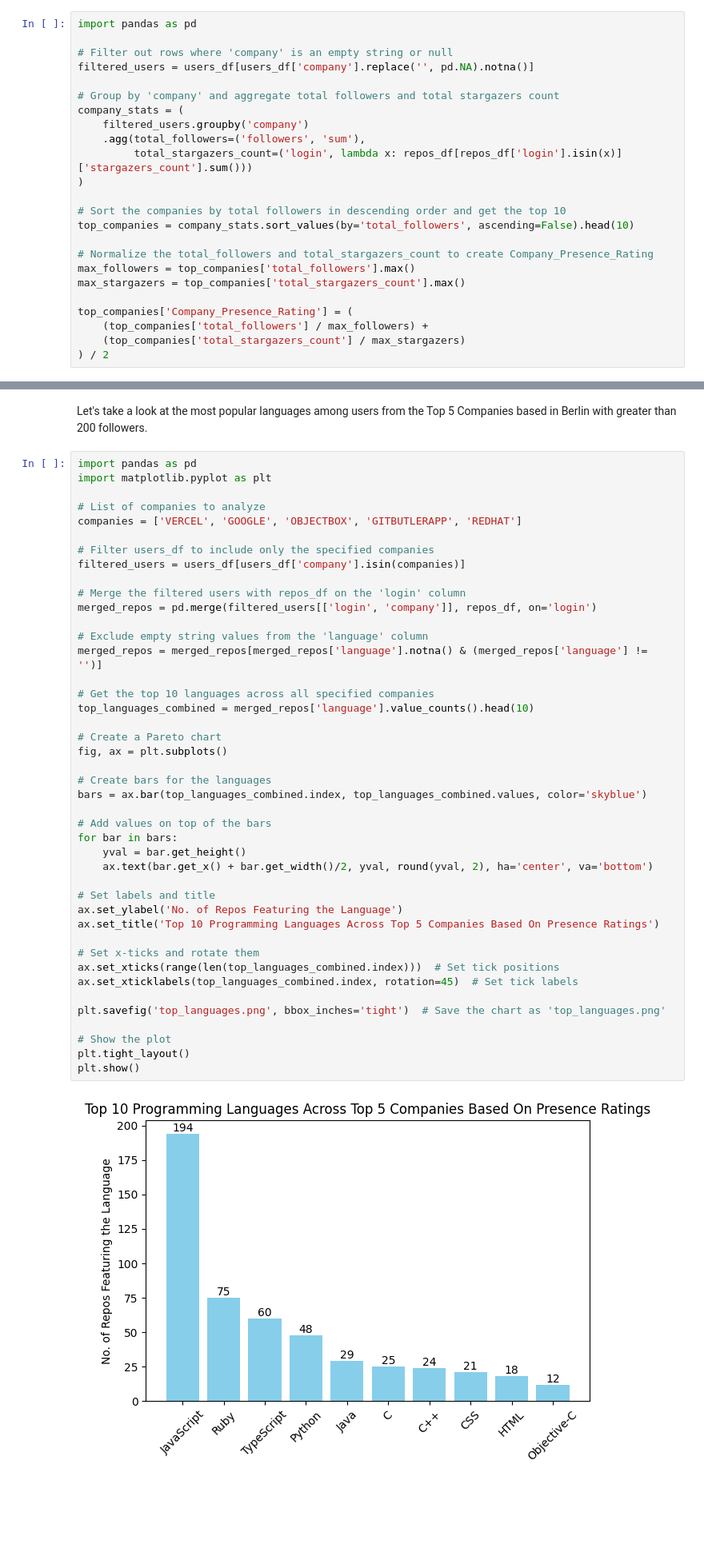
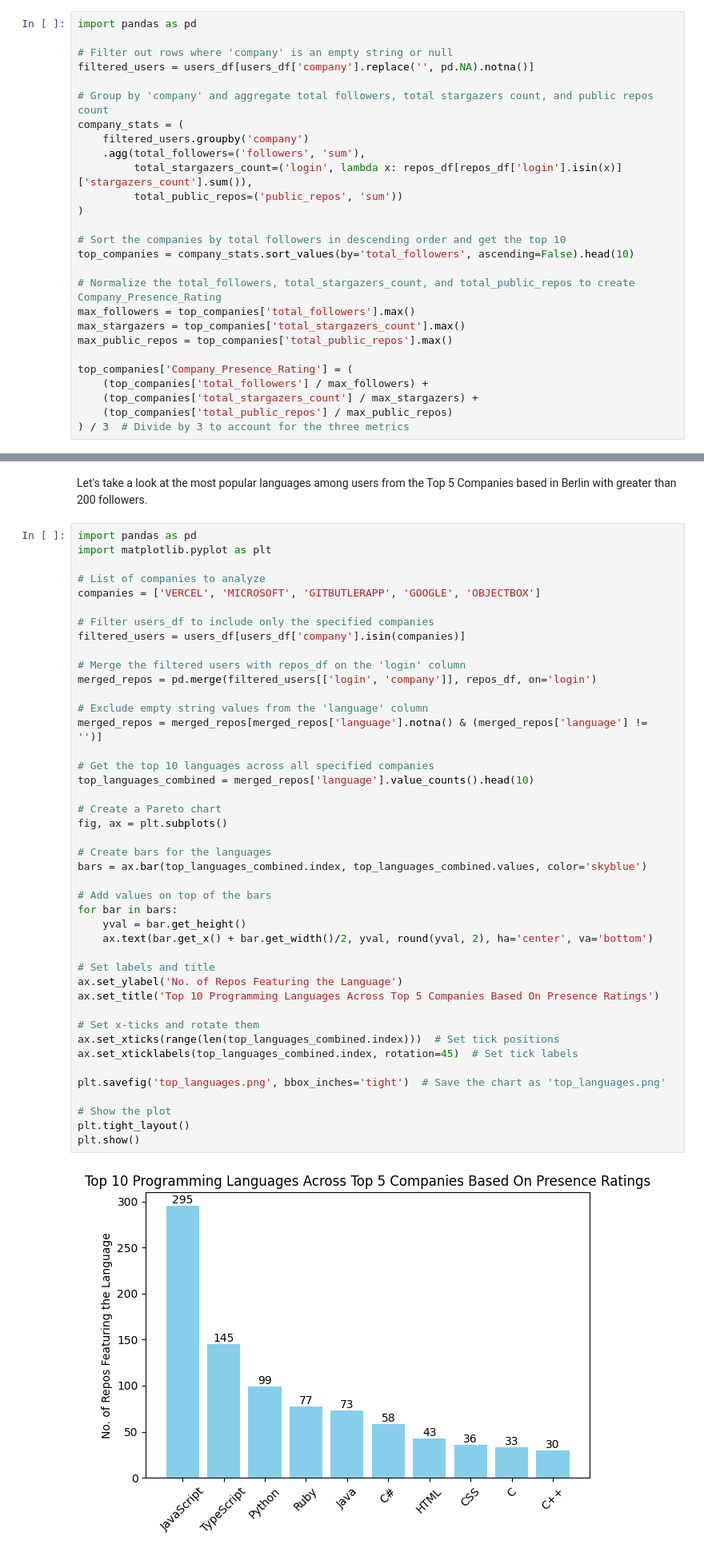
Before and after one commit to Logikos1/iitm-tds-project1-berlin200, a Jupyter notebook: analysis.ipynb, the cells around one changed output, grey strips where cells are left out. Shown at 80% size. Drawn from its saved outputs; the diff is of its cells as text; blank space fills up the shorter version.

```diff
--- a/analysis.ipynb
+++ b/analysis.ipynb
@@ -48,24 +49,27 @@ import pandas as pd
 # Filter out rows where 'company' is an empty string or null
 filtered_users = users_df[users_df['company'].replace('', pd.NA).notna()]
 
-# Group by 'company' and aggregate total followers and total stargazers count
+# Group by 'company' and aggregate total followers, total stargazers count, and public repos count
 company_stats = (
     filtered_users.groupby('company')
     .agg(total_followers=('followers', 'sum'),
-         total_stargazers_count=('login', lambda x: repos_df[repos_df['login'].isin(x)]['stargazers_count'].sum()))
+         total_stargazers_count=('login', lambda x: repos_df[repos_df['login'].isin(x)]['stargazers_count'].sum()),
+         total_public_repos=('public_repos', 'sum'))
 )
 
 # Sort the companies by total followers in descending order and get the top 10
 top_companies = company_stats.sort_values(by='total_followers', ascending=False).head(10)
 
-# Normalize the total_followers and total_stargazers_count to create Company_Presence_Rating
+# Normalize the total_followers, total_stargazers_count, and total_public_repos to create Company_Presence_Rating
 max_followers = top_companies['total_followers'].max()
 max_stargazers = top_companies['total_stargazers_count'].max()
+max_public_repos = top_companies['total_public_repos'].max()
 
 top_companies['Company_Presence_Rating'] = (
     (top_companies['total_followers'] / max_followers) +
-    (top_companies['total_stargazers_count'] / max_stargazers)
-) / 2
+    (top_companies['total_stargazers_count'] / max_stargazers) +
+    (top_companies['total_public_repos'] / max_public_repos)
+) / 3  # Divide by 3 to account for the three metrics
 # %%
 # Sort top companies by Company_Presence_Rating in ascending order
 sorted_companies = top_companies.sort_values(by='Company_Presence_Rating',ascending=False)
@@ -136,7 +139,7 @@ import pandas as pd
 import matplotlib.pyplot as plt
 
 # List of companies to analyze
-companies = ['VERCEL', 'GOOGLE', 'OBJECTBOX', 'GITBUTLERAPP', 'REDHAT']
+companies = ['VERCEL', 'MICROSOFT', 'GITBUTLERAPP', 'GOOGLE', 'OBJECTBOX']
 
 # Filter users_df to include only the specified companies
 filtered_users = users_df[users_df['company'].isin(companies)]
@@ -148,32 +151,32 @@ merged_repos = pd.merge(filtered_users[['login', 'company']], repos_df, on='logi
 merged_repos = merged_repos[merged_repos['language'].notna() & (merged_repos['language'] != '')]
 
 # Get the top 10 languages across all specified companies
 top_languages_combined = merged_repos['language'].value_counts().head(10)
 
 # Create a Pareto chart
 fig, ax = plt.subplots()
 
 # Create bars for the languages
 bars = ax.bar(top_languages_combined.index, top_languages_combined.values, color='skyblue')
 
 # Add values on top of the bars
 for bar in bars:
     yval = bar.get_height()
     ax.text(bar.get_x() + bar.get_width()/2, yval, round(yval, 2), ha='center', va='bottom')
 
 # Set labels and title
 ax.set_ylabel('No. of Repos Featuring the Language')
 ax.set_title('Top 10 Programming Languages Across Top 5 Companies Based On Presence Ratings')
 
 # Set x-ticks and rotate them
 ax.set_xticks(range(len(top_languages_combined.index)))  # Set tick positions
 ax.set_xticklabels(top_languages_combined.index, rotation=45)  # Set tick labels
 
 plt.savefig('top_languages.png', bbox_inches='tight')  # Save the chart as 'top_languages.png'
 
 # Show the plot
 plt.tight_layout()
 plt.show()
 # %% [output]
-[figure, old version]
+[figure, new version]
 # %% [markdown]
```
Also changed, not shown: parts of 6 cells of this notebook.
